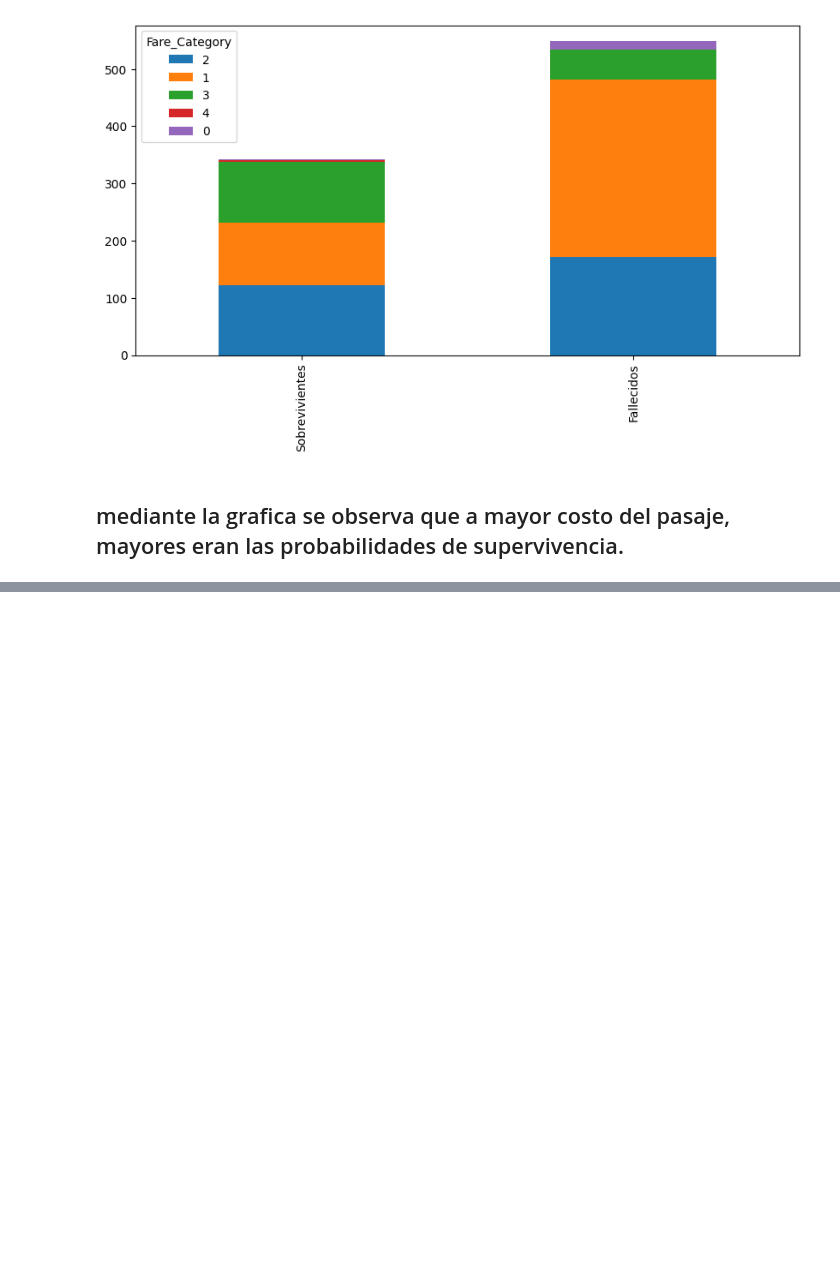
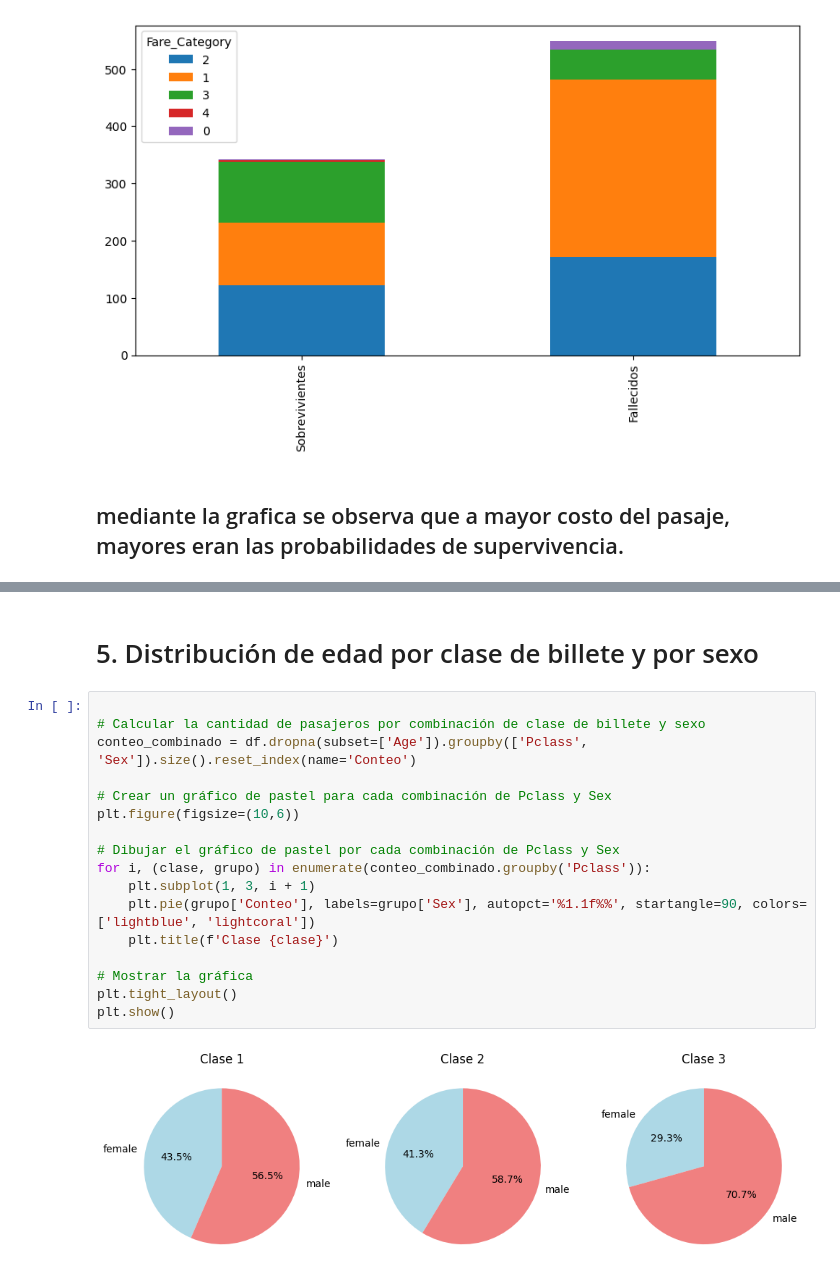
Before and after one commit to kingdraw69/class-ciencia-de-datos, a Jupyter notebook: actividad_clase.ipynb, the cells around one changed output, grey strips where cells are left out. Drawn from its saved outputs; the diff is of its cells as text; blank space fills up the shorter version.

```diff
--- a/actividad_clase.ipynb
+++ b/actividad_clase.ipynb
@@ -258,0 +466,21 @@ mediante la grafica se observa que a mayor costo del pasaje, mayores eran las pr
+# %% [markdown]
+# 5. Distribución de edad por clase de billete y por sexo
+# %%
+
+# Calcular la cantidad de pasajeros por combinación de clase de billete y sexo
+conteo_combinado = df.dropna(subset=['Age']).groupby(['Pclass', 'Sex']).size().reset_index(name='Conteo')
+
+# Crear un gráfico de pastel para cada combinación de Pclass y Sex
+plt.figure(figsize=(10,6))
+
+# Dibujar el gráfico de pastel por cada combinación de Pclass y Sex
+for i, (clase, grupo) in enumerate(conteo_combinado.groupby('Pclass')):
+    plt.subplot(1, 3, i + 1)
+    plt.pie(grupo['Conteo'], labels=grupo['Sex'], autopct='%1.1f%%', startangle=90, colors=['lightblue', 'lightcoral'])
+    plt.title(f'Clase {clase}')
+
+# Mostrar la gráfica
+plt.tight_layout()
+plt.show()
+# %% [output]
+[figure, added]
```
Also changed, not shown: parts of 36 cells of this notebook.
